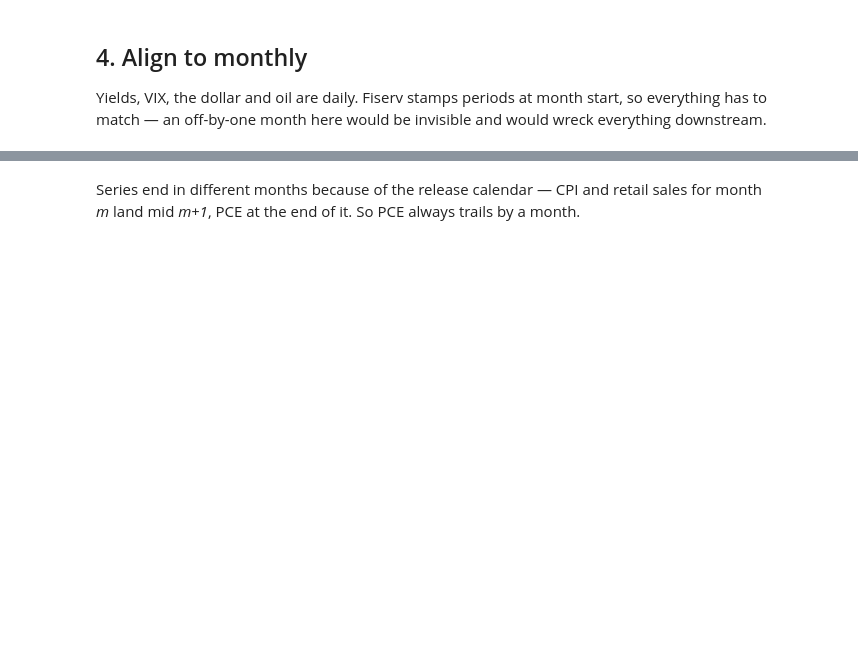
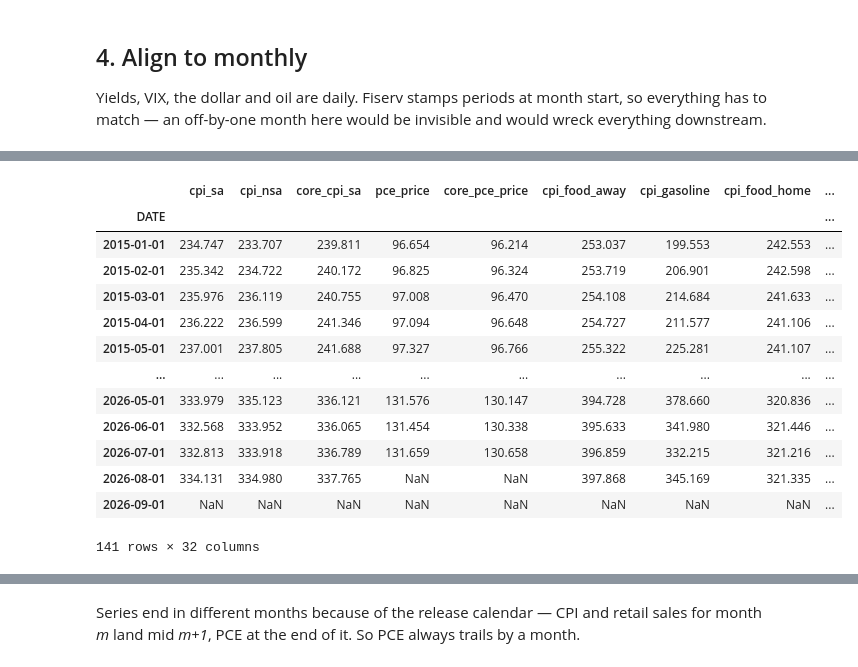
Before and after one commit to deccampbell/QCF_Capstone_Fiserv, a Jupyter notebook: 01_data_prep.ipynb, the cells around one changed output, grey strips where cells are left out. Drawn from its saved outputs; the diff is of its cells as text; code cells hidden in the pictures; blank space fills up the shorter version.

```diff
--- a/01_data_prep.ipynb
+++ b/01_data_prep.ipynb
@@ -128,0 +184,17 @@ print(f"{macro.shape[0]} months")
+# %%
+macro
+# %% [output]
+|  | cpi_sa | cpi_nsa | core_cpi_sa | pce_price | core_pce_price | cpi_food_away | cpi_gasoline | cpi_food_home | ... |
+| DATE |  |  |  |  |  |  |  |  | ... |
+| 2015-01-01 | 234.747 | 233.707 | 239.811 | 96.654 | 96.214 | 253.037 | 199.553 | 242.553 | ... |
+| 2015-02-01 | 235.342 | 234.722 | 240.172 | 96.825 | 96.324 | 253.719 | 206.901 | 242.598 | ... |
+| 2015-03-01 | 235.976 | 236.119 | 240.755 | 97.008 | 96.470 | 254.108 | 214.684 | 241.633 | ... |
+| 2015-04-01 | 236.222 | 236.599 | 241.346 | 97.094 | 96.648 | 254.727 | 211.577 | 241.106 | ... |
+| 2015-05-01 | 237.001 | 237.805 | 241.688 | 97.327 | 96.766 | 255.322 | 225.281 | 241.107 | ... |
+| ... | ... | ... | ... | ... | ... | ... | ... | ... | ... |
+| 2026-05-01 | 333.979 | 335.123 | 336.121 | 131.576 | 130.147 | 394.728 | 378.660 | 320.836 | ... |
+| 2026-06-01 | 332.568 | 333.952 | 336.065 | 131.454 | 130.338 | 395.633 | 341.980 | 321.446 | ... |
+| 2026-07-01 | 332.813 | 333.918 | 336.789 | 131.659 | 130.658 | 396.859 | 332.215 | 321.216 | ... |
+| 2026-08-01 | 334.131 | 334.980 | 337.765 | NaN | NaN | 397.868 | 345.169 | 321.335 | ... |
+| 2026-09-01 | NaN | NaN | NaN | NaN | NaN | NaN | NaN | NaN | ... |
+141 rows × 32 columns
```
Also changed, not shown: parts of 18 cells of this notebook, 3 other files.
